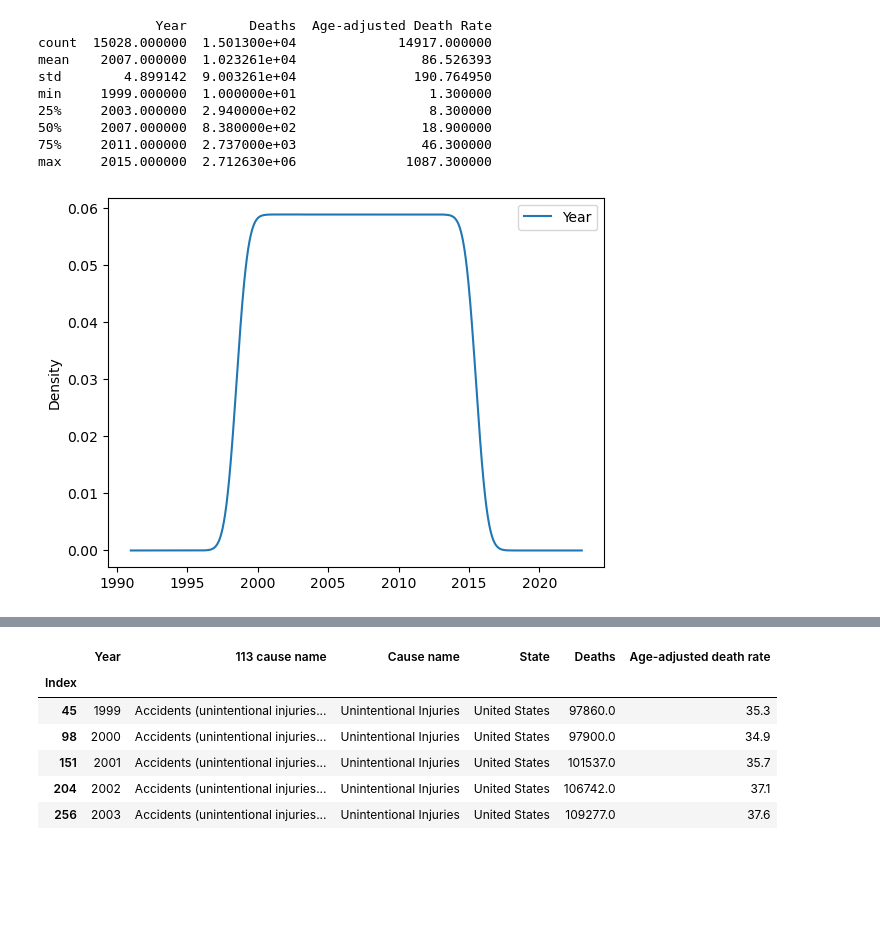
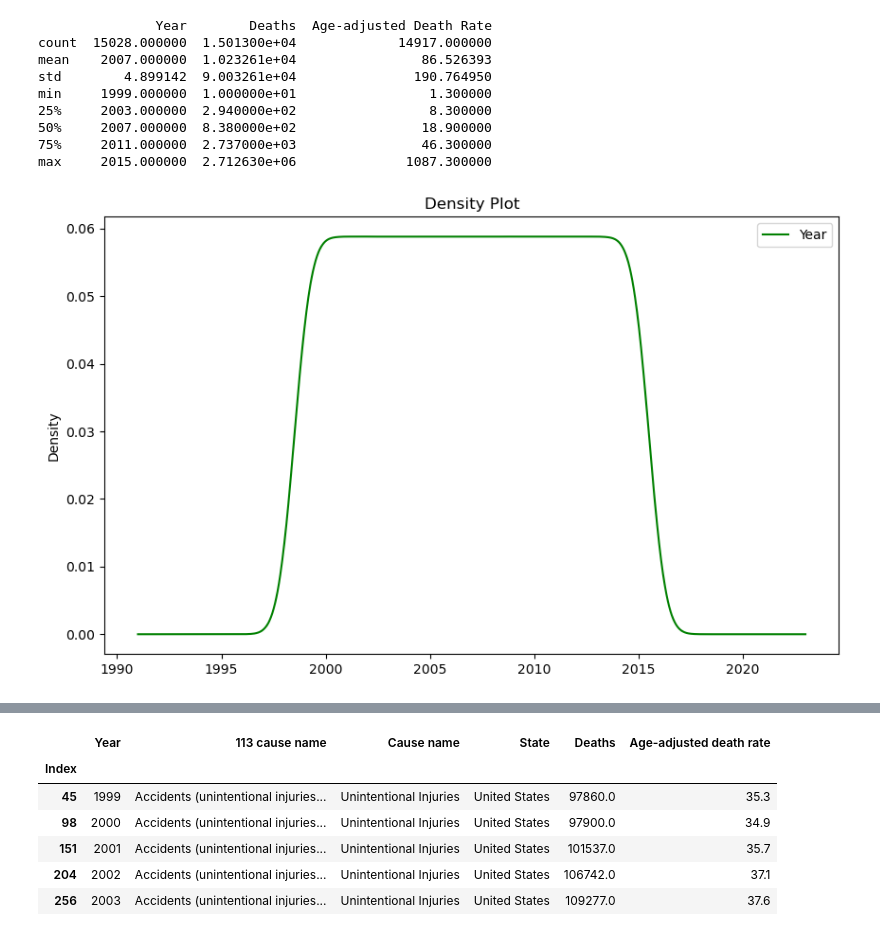
Before and after one commit to mattlehrer/research_methods_assignment_6, a Jupyter notebook: Assignment6_Group_C.ipynb, the cells around one changed output, grey strips where cells are left out. Cells and saved outputs as stored; diff of their text form; code cells hidden in the pictures; blank space fills up the shorter version.

```diff
--- a/Assignment6_Group_C.ipynb
+++ b/Assignment6_Group_C.ipynb
@@ -99,12 +99,12 @@ min     1999.000000  1.000000e+01                 1.300000
 max     2015.000000  2.712630e+06              1087.300000
 # %%
 # Draw a density plot
-data['Year'].plot(kind='kde')
+data['Year'].plot(kind='kde', title='Density Plot', figsize=(10, 6), color='green')
 
 plt.legend()
 plt.show()
 # %% [output]
-[figure, old version]
+[figure, new version]
 # %%
 # Are there differences in percentages of the causes by state?
 
```
Also changed, not shown: parts of 4 cells of this notebook.
